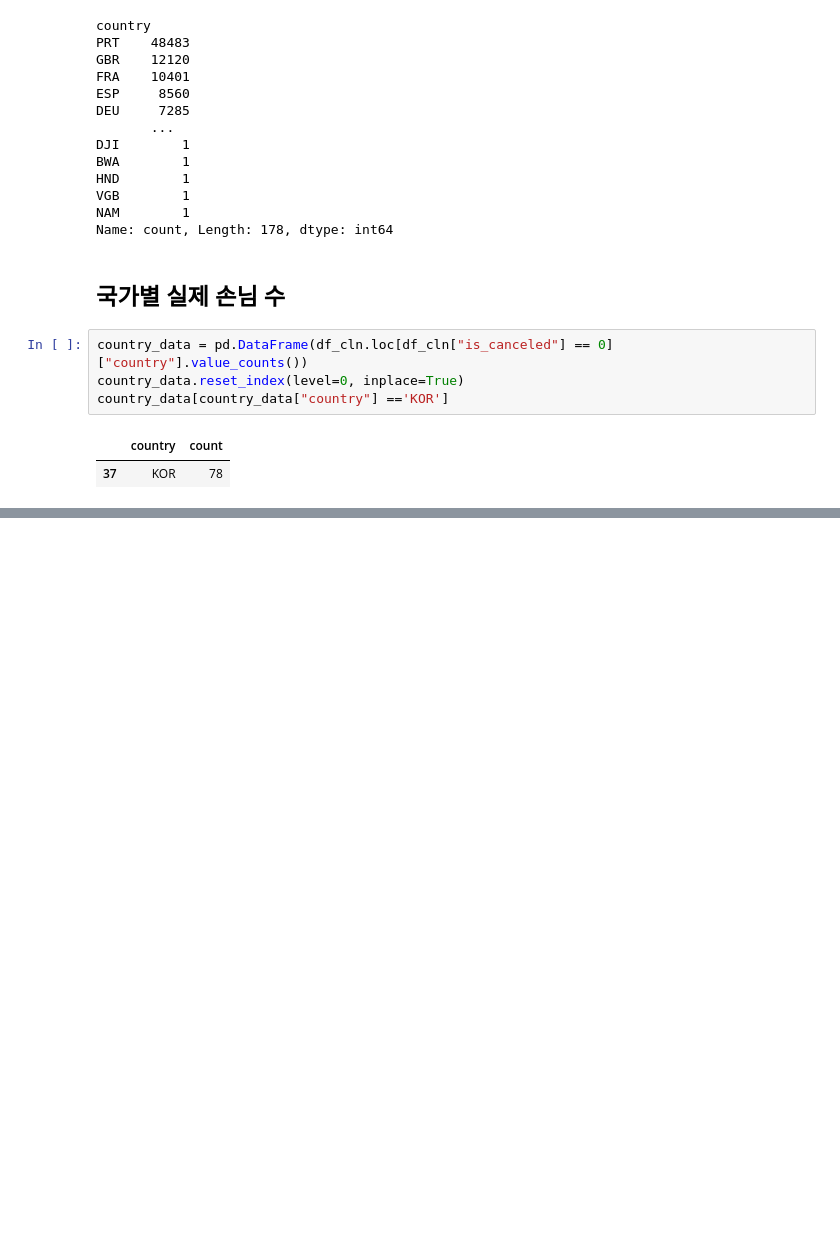
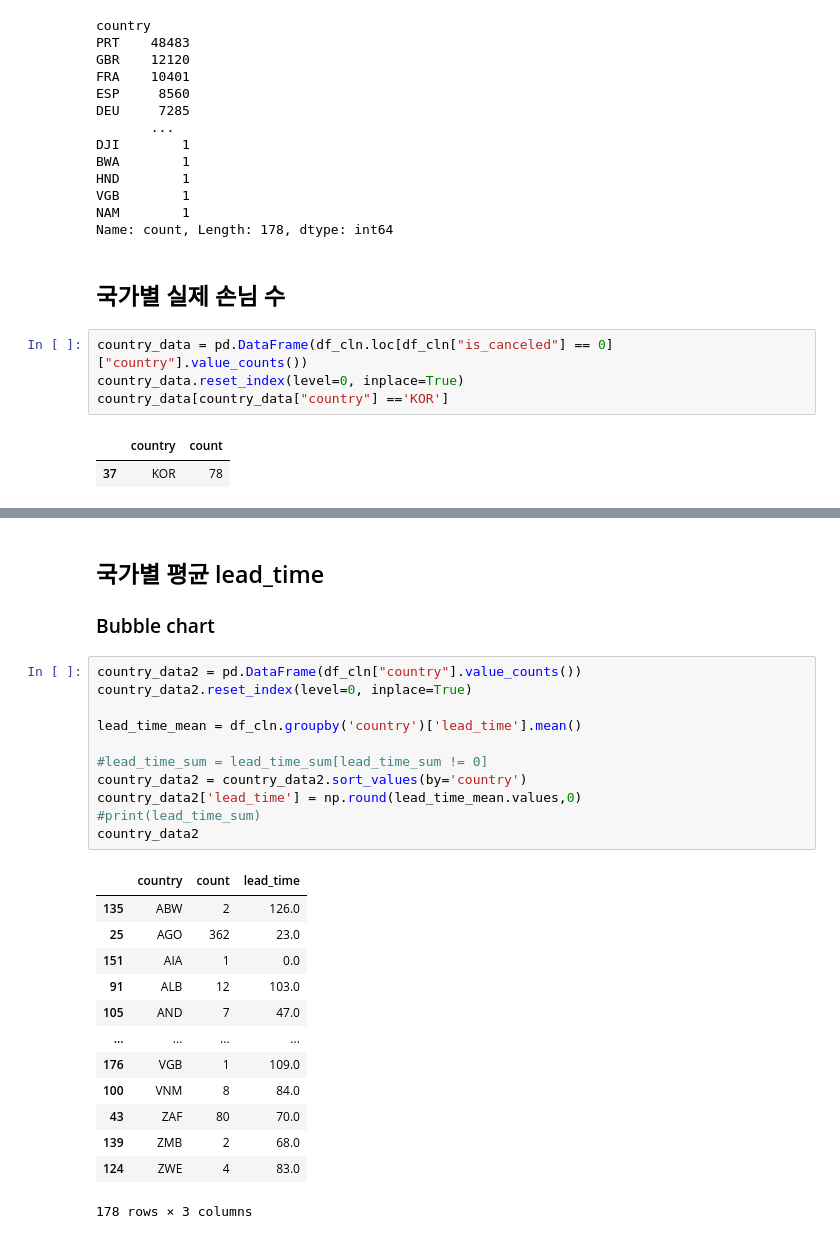
Before and after one commit to fleeklounge/kaggle-notebooks, a Jupyter notebook: jieun/4/jessemostipak/hotel-booking-demand.ipynb, the cells around one changed output, grey strips where cells are left out. Cells and saved outputs as stored; diff of their text form; blank space fills up the shorter version.

```diff
--- a/jieun/4/jessemostipak/hotel-booking-demand.ipynb
+++ b/jieun/4/jessemostipak/hotel-booking-demand.ipynb
@@ -183,0 +209,28 @@ Setting an item of incompatible dtype is deprecated and will raise an error in a
+# %% [markdown]
+## 국가별 평균 lead_time
+### Bubble chart
+# %%
+country_data2 = pd.DataFrame(df_cln["country"].value_counts())
+country_data2.reset_index(level=0, inplace=True)
+
+lead_time_mean = df_cln.groupby('country')['lead_time'].mean()
+
+#lead_time_sum = lead_time_sum[lead_time_sum != 0]
+country_data2 = country_data2.sort_values(by='country')
+country_data2['lead_time'] = np.round(lead_time_mean.values,0)
+#print(lead_time_sum)
+country_data2
+# %% [output]
+|  | country | count | lead_time |
+| 135 | ABW | 2 | 126.0 |
+| 25 | AGO | 362 | 23.0 |
+| 151 | AIA | 1 | 0.0 |
+| 91 | ALB | 12 | 103.0 |
+| 105 | AND | 7 | 47.0 |
+| ... | ... | ... | ... |
+| 176 | VGB | 1 | 109.0 |
+| 100 | VNM | 8 | 84.0 |
+| 43 | ZAF | 80 | 70.0 |
+| 139 | ZMB | 2 | 68.0 |
+| 124 | ZWE | 4 | 83.0 |
+178 rows × 3 columns
```
Also changed, not shown: parts of 8 cells of this notebook, 3 other files.
